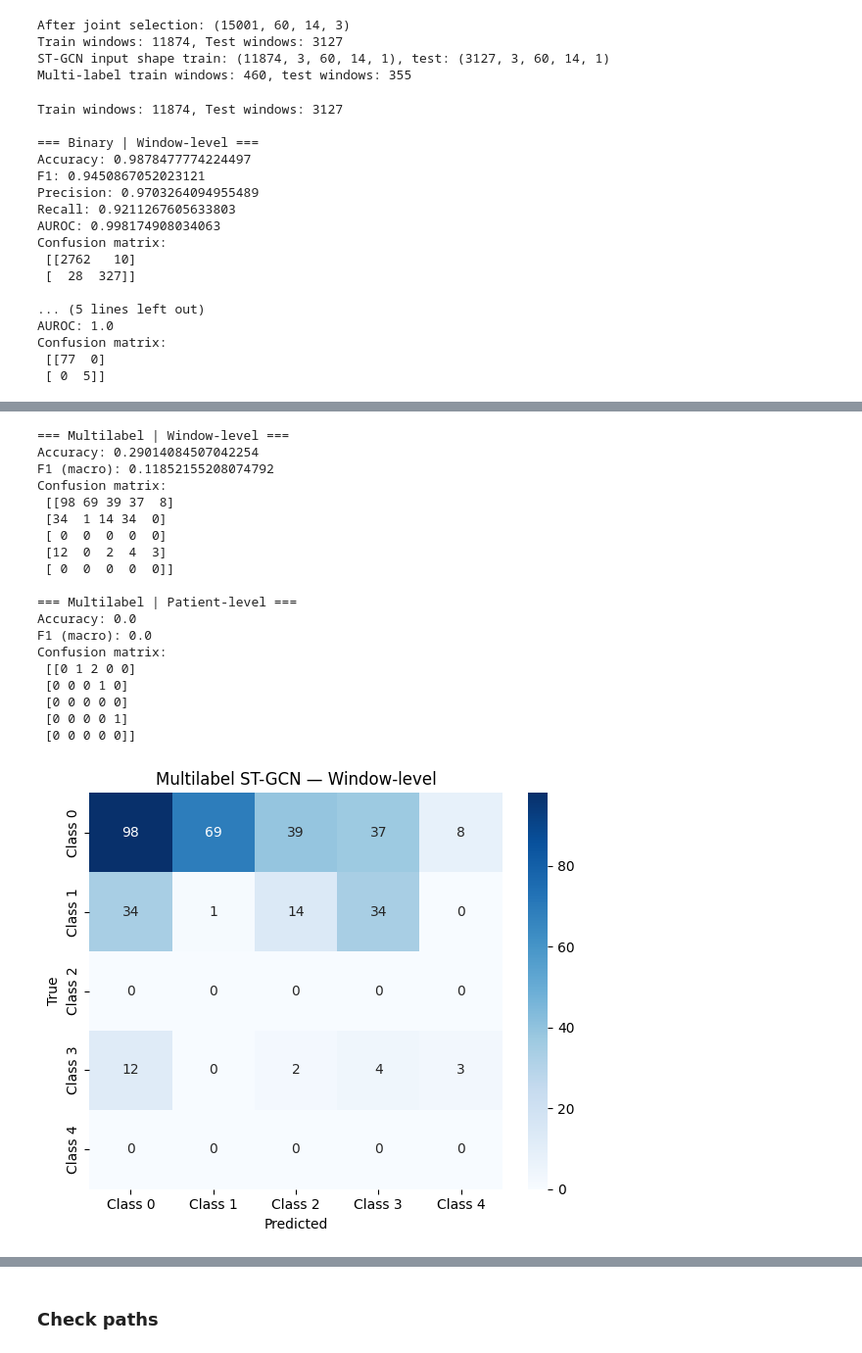
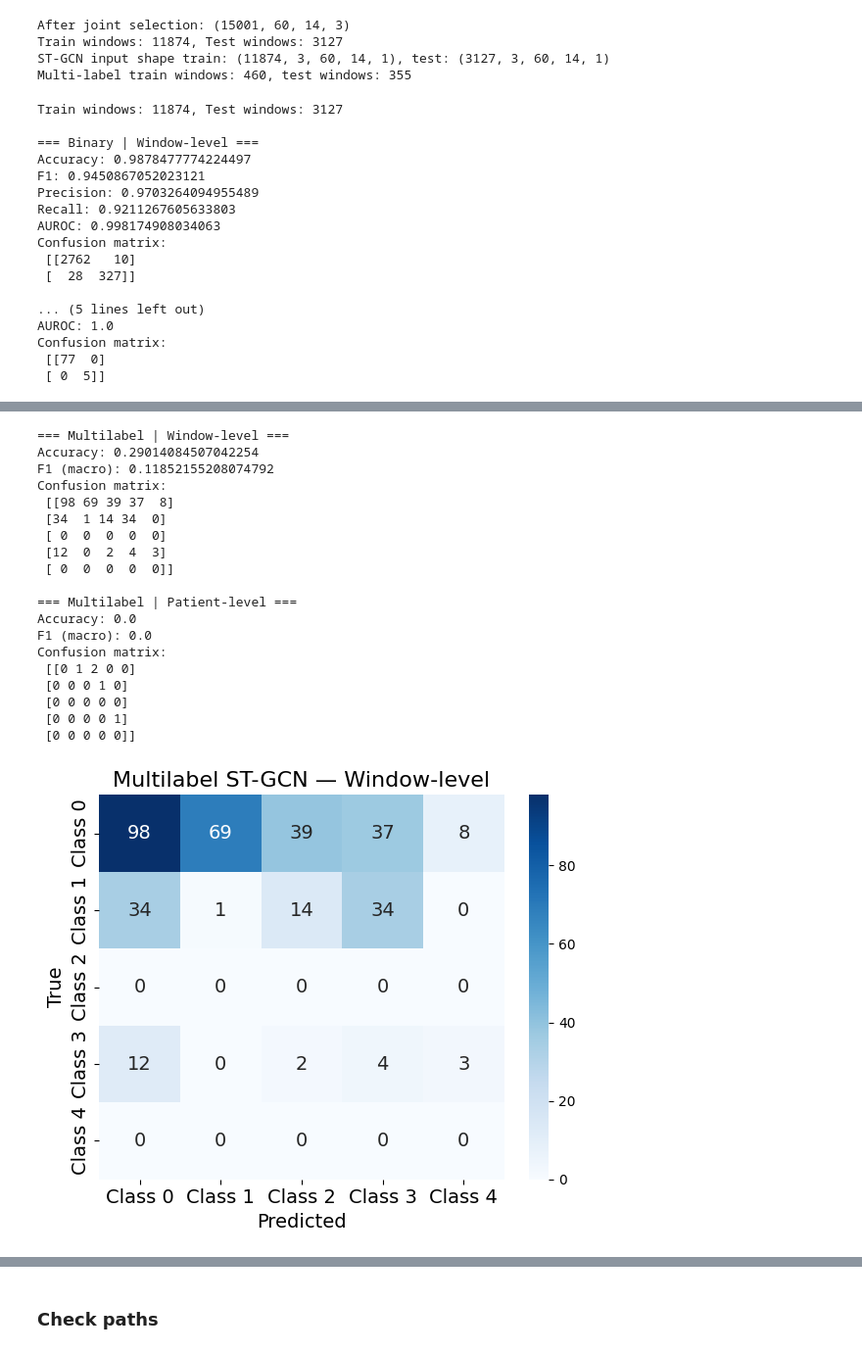
Before and after one commit to vaibhavredekar/GAITy-Capstone-Modeling, a Jupyter notebook: notebooks/plotting_results.ipynb, the cells around one changed output, grey strips where cells are left out. Shown at 98% size. Saved outputs shown, nothing was run; the diff lists cells and outputs as text; code cells hidden in the pictures.

```diff
--- a/notebooks/plotting_results.ipynb
+++ b/notebooks/plotting_results.ipynb
@@ -201,37 +201,68 @@ multi_state_dict  = torch.load(MULTI_MODEL_PATH, map_location=device)
 # ============================================================
 # Plotting helpers
 # ============================================================
-def plot_out_of_100_pies(cm, title):
+def plot_out_of_100_pies(cm, title,
+                          suptitle_fontsize=16,
+                          slice_label_fontsize=14,
+                          subplot_title_fontsize=14):
+    """
+    Pie charts for binary confusion matrix, showing percentages out of 100.
+    """
     normal_row = cm[0] / cm[0].sum()
     abnormal_row = cm[1] / cm[1].sum()
 
     fig, axes = plt.subplots(1, 2, figsize=(9, 4.5))
-    fig.suptitle(title, fontsize=14)
+    fig.suptitle(title, fontsize=suptitle_fontsize)
 
+    # Actual normal
     axes[0].pie(
         [normal_row[0]*100, normal_row[1]*100],
         labels=[f"Correct\n{normal_row[0]*100:.1f}%", f"False alarm\n{normal_row[1]*100:.1f}%"],
-        startangle=90, wedgeprops={"edgecolor": "white"}
+        startangle=90,
+        wedgeprops={"edgecolor": "white"},
+        textprops={"fontsize": slice_label_fontsize}
     )
-    axes[0].set_title("Actual normal gait")
+    axes[0].set_title("Actual normal gait", fontsize=subplot_title_fontsize)
 
+    # Actual abnormal
     axes[1].pie(
         [abnormal_row[1]*100, abnormal_row[0]*100],
         labels=[f"Correct\n{abnormal_row[1]*100:.1f}%", f"Missed\n{abnormal_row[0]*100:.1f}%"],
-        startangle=90, wedgeprops={"edgecolor": "white"}
+        startangle=90,
+        wedgeprops={"edgecolor": "white"},
+        textprops={"fontsize": slice_label_fontsize}
     )
-    axes[1].set_title("Actual abnormal gait")
+    axes[1].set_title("Actual abnormal gait", fontsize=subplot_title_fontsize)
+
     plt.tight_layout()
     plt.show()
 
-def plot_confusion_heatmap(cm, title, class_names):
+
+def plot_confusion_heatmap(cm, title, class_names,
+                           title_fontsize=16,
+                           label_fontsize=14,
+                           tick_fontsize=14):
+    """
+    Heatmap for confusion matrix using seaborn, with adjustable font sizes.
+    """
     plt.figure(figsize=(6,5))
-    sns.heatmap(cm, annot=True, fmt="d", cmap="Blues", xticklabels=class_names, yticklabels=class_names)
-    plt.xlabel("Predicted")
-    plt.ylabel("True")
-    plt.title(title)
+    sns.heatmap(
+        cm,
+        annot=True,
+        fmt="d",
+        cmap="Blues",
+        xticklabels=class_names,
+        yticklabels=class_names,
+        annot_kws={"fontsize": label_fontsize}  # annotation inside cells
+    )
+    plt.xlabel("Predicted", fontsize=label_fontsize)
+    plt.ylabel("True", fontsize=label_fontsize)
+    plt.xticks(fontsize=tick_fontsize)
+    plt.yticks(fontsize=tick_fontsize)
+    plt.title(title, fontsize=title_fontsize)
     plt.tight_layout()
     plt.show()
+
 
 # ============================================================
 # Dataset wrapper
@@ -457,20 +488,20 @@ Confusion matrix:
 === Multilabel | Window-level ===
 Accuracy: 0.29014084507042254
 F1 (macro): 0.11852155208074792
 Confusion matrix:
  [[98 69 39 37  8]
  [34  1 14 34  0]
  [ 0  0  0  0  0]
  [12  0  2  4  3]
  [ 0  0  0  0  0]]
 
 === Multilabel | Patient-level ===
 Accuracy: 0.0
 F1 (macro): 0.0
 Confusion matrix:
  [[0 1 2 0 0]
  [0 0 0 1 0]
  [0 0 0 0 0]
  [0 0 0 0 1]
  [0 0 0 0 0]]
-[figure, old version]
+[figure, new version]
```
Also changed, not shown: parts of 33 cells of this notebook, 7 other files.
